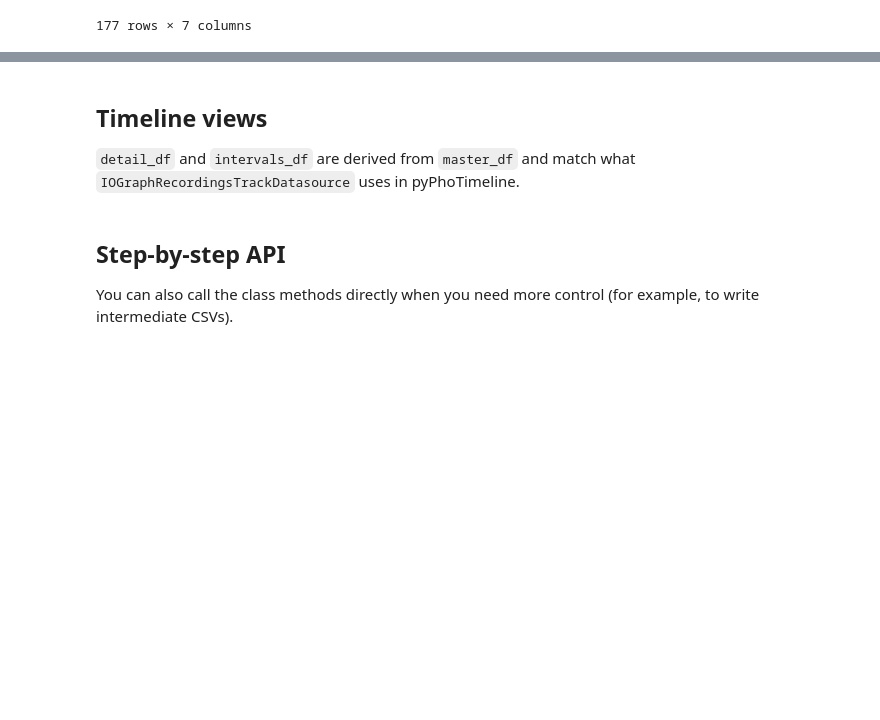
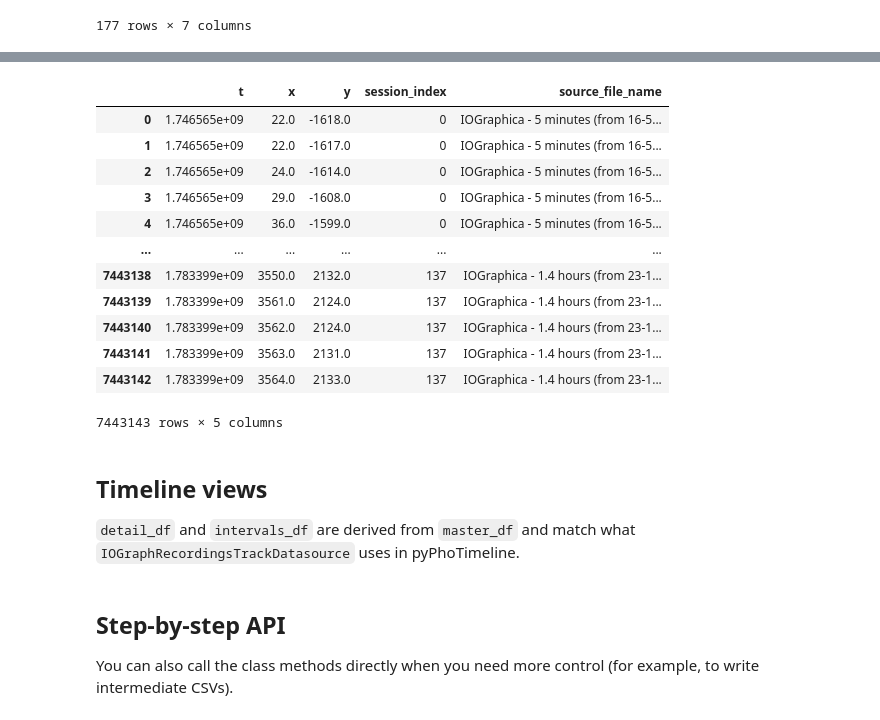
Before and after one commit to PhoPersonalOrg/PhoPyMNEHelper, a Jupyter notebook: notebooks/IOGraphNotebook.ipynb, the cells around one changed output, grey strips where cells are left out. Cells and saved outputs as stored; diff of their text form; code cells hidden in the pictures; blank space fills up the shorter version.

```diff
--- a/notebooks/IOGraphNotebook.ipynb
+++ b/notebooks/IOGraphNotebook.ipynb
@@ -86,3 +124,21 @@ master_df.head()
+# %%
+# len(processor.detail_df)
+detail_df: pd.DataFrame = processor.detail_df
+detail_df
+# %% [output]
+|  | t | x | y | session_index | source_file_name |
+| 0 | 1.746565e+09 | 22.0 | -1618.0 | 0 | IOGraphica - 5 minutes (from 16-5... |
+| 1 | 1.746565e+09 | 22.0 | -1617.0 | 0 | IOGraphica - 5 minutes (from 16-5... |
+| 2 | 1.746565e+09 | 24.0 | -1614.0 | 0 | IOGraphica - 5 minutes (from 16-5... |
+| 3 | 1.746565e+09 | 29.0 | -1608.0 | 0 | IOGraphica - 5 minutes (from 16-5... |
+| 4 | 1.746565e+09 | 36.0 | -1599.0 | 0 | IOGraphica - 5 minutes (from 16-5... |
+| ... | ... | ... | ... | ... | ... |
+| 7443138 | 1.783399e+09 | 3550.0 | 2132.0 | 137 | IOGraphica - 1.4 hours (from 23-1... |
+| 7443139 | 1.783399e+09 | 3561.0 | 2124.0 | 137 | IOGraphica - 1.4 hours (from 23-1... |
+| 7443140 | 1.783399e+09 | 3562.0 | 2124.0 | 137 | IOGraphica - 1.4 hours (from 23-1... |
+| 7443141 | 1.783399e+09 | 3563.0 | 2131.0 | 137 | IOGraphica - 1.4 hours (from 23-1... |
+| 7443142 | 1.783399e+09 | 3564.0 | 2133.0 | 137 | IOGraphica - 1.4 hours (from 23-1... |
+7443143 rows × 5 columns
 # %% [markdown]
 ## Timeline views
 
```
Also changed, not shown: parts of 3 cells of this notebook, 1 other file.
